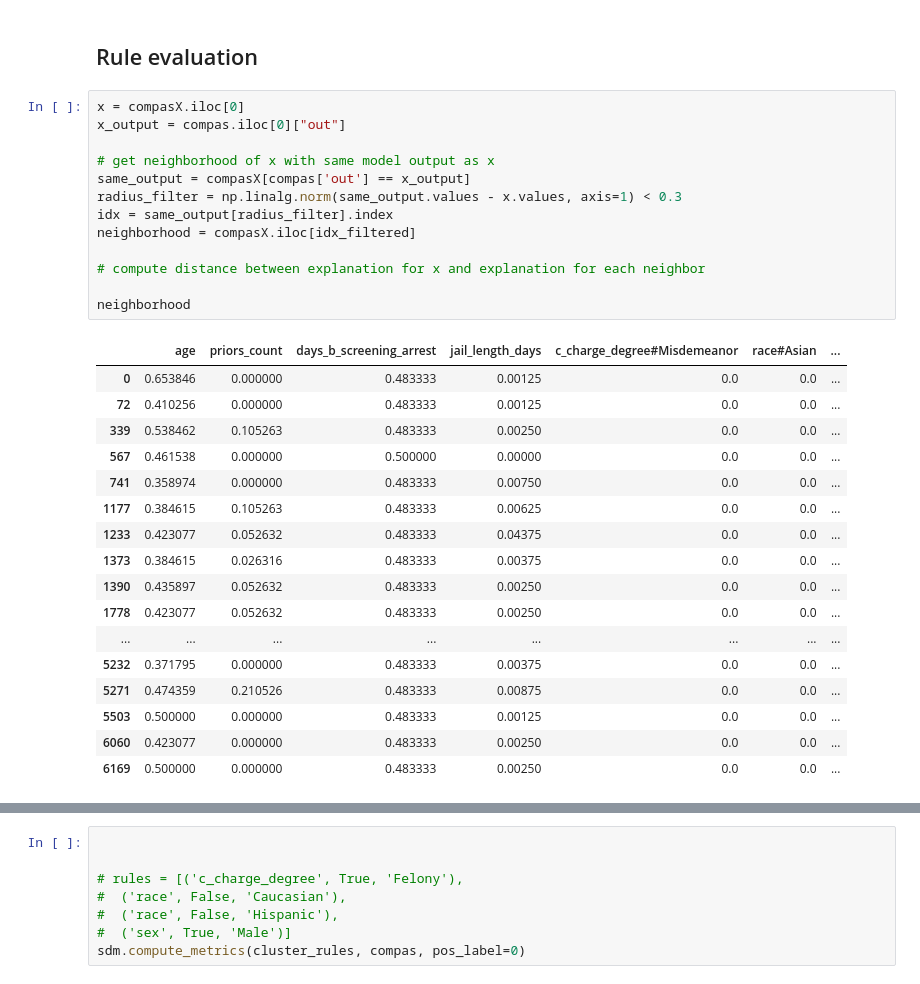
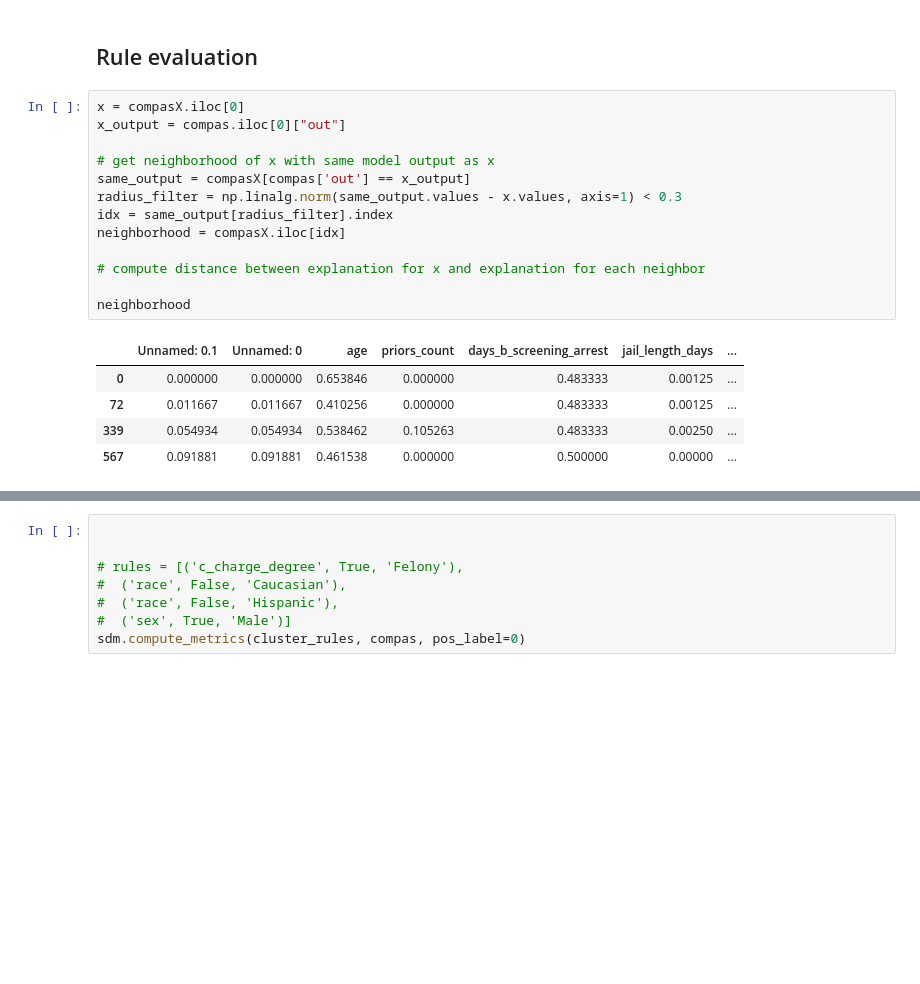
Before and after one commit to jeschaef/ASDF-Dashboard, a Jupyter notebook: notebooks/ClusterExplanation.ipynb, the cells around one changed output, grey strips where cells are left out. Cells and saved outputs as stored; diff of their text form; blank space fills up the shorter version.

```diff
--- a/notebooks/ClusterExplanation.ipynb
+++ b/notebooks/ClusterExplanation.ipynb
@@ -347,34 +353,22 @@ cluster_rules
 # %%
 x = compasX.iloc[0]
 x_output = compas.iloc[0]["out"]
 
 # get neighborhood of x with same model output as x
 same_output = compasX[compas['out'] == x_output]
 radius_filter = np.linalg.norm(same_output.values - x.values, axis=1) < 0.3
 idx = same_output[radius_filter].index
-neighborhood = compasX.iloc[idx_filtered]
+neighborhood = compasX.iloc[idx]
 
 # compute distance between explanation for x and explanation for each neighbor
 
 neighborhood
 # %% [output]
-|  | age | priors_count | days_b_screening_arrest | jail_length_days | c_charge_degree#Misdemeanor | race#Asian | ... |
-| 0 | 0.653846 | 0.000000 | 0.483333 | 0.00125 | 0.0 | 0.0 | ... |
-| 72 | 0.410256 | 0.000000 | 0.483333 | 0.00125 | 0.0 | 0.0 | ... |
-| 339 | 0.538462 | 0.105263 | 0.483333 | 0.00250 | 0.0 | 0.0 | ... |
-| 567 | 0.461538 | 0.000000 | 0.500000 | 0.00000 | 0.0 | 0.0 | ... |
-| 741 | 0.358974 | 0.000000 | 0.483333 | 0.00750 | 0.0 | 0.0 | ... |
-| 1177 | 0.384615 | 0.105263 | 0.483333 | 0.00625 | 0.0 | 0.0 | ... |
-| 1233 | 0.423077 | 0.052632 | 0.483333 | 0.04375 | 0.0 | 0.0 | ... |
-| 1373 | 0.384615 | 0.026316 | 0.483333 | 0.00375 | 0.0 | 0.0 | ... |
-| 1390 | 0.435897 | 0.052632 | 0.483333 | 0.00250 | 0.0 | 0.0 | ... |
-| 1778 | 0.423077 | 0.052632 | 0.483333 | 0.00250 | 0.0 | 0.0 | ... |
-| ... | ... | ... | ... | ... | ... | ... | ... |
-| 5232 | 0.371795 | 0.000000 | 0.483333 | 0.00375 | 0.0 | 0.0 | ... |
-| 5271 | 0.474359 | 0.210526 | 0.483333 | 0.00875 | 0.0 | 0.0 | ... |
-| 5503 | 0.500000 | 0.000000 | 0.483333 | 0.00125 | 0.0 | 0.0 | ... |
-| 6060 | 0.423077 | 0.000000 | 0.483333 | 0.00250 | 0.0 | 0.0 | ... |
-| 6169 | 0.500000 | 0.000000 | 0.483333 | 0.00250 | 0.0 | 0.0 | ... |
+|  | Unnamed: 0.1 | Unnamed: 0 | age | priors_count | days_b_screening_arrest | jail_length_days | ... |
+| 0 | 0.000000 | 0.000000 | 0.653846 | 0.000000 | 0.483333 | 0.00125 | ... |
+| 72 | 0.011667 | 0.011667 | 0.410256 | 0.000000 | 0.483333 | 0.00125 | ... |
+| 339 | 0.054934 | 0.054934 | 0.538462 | 0.105263 | 0.483333 | 0.00250 | ... |
+| 567 | 0.091881 | 0.091881 | 0.461538 | 0.000000 | 0.500000 | 0.00000 | ... |
 # %%
 data = compas
 p = cluster_rules[0]
```
Also changed, not shown: parts of 19 cells of this notebook, 2 other files.
